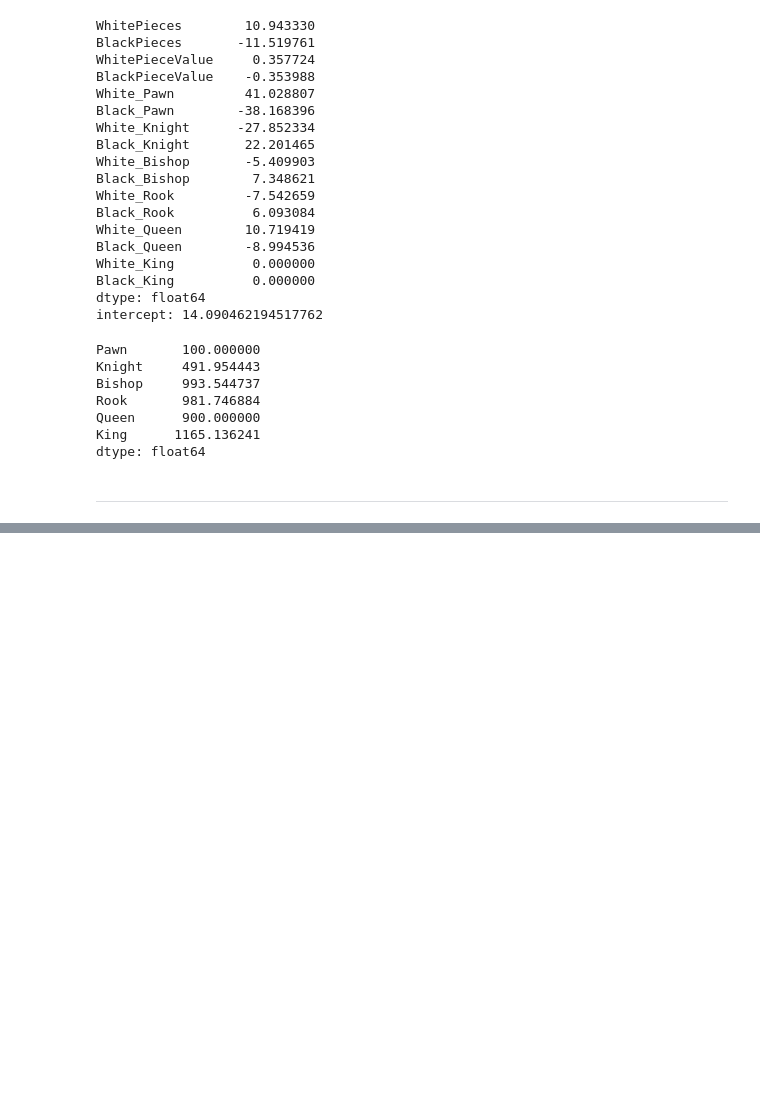
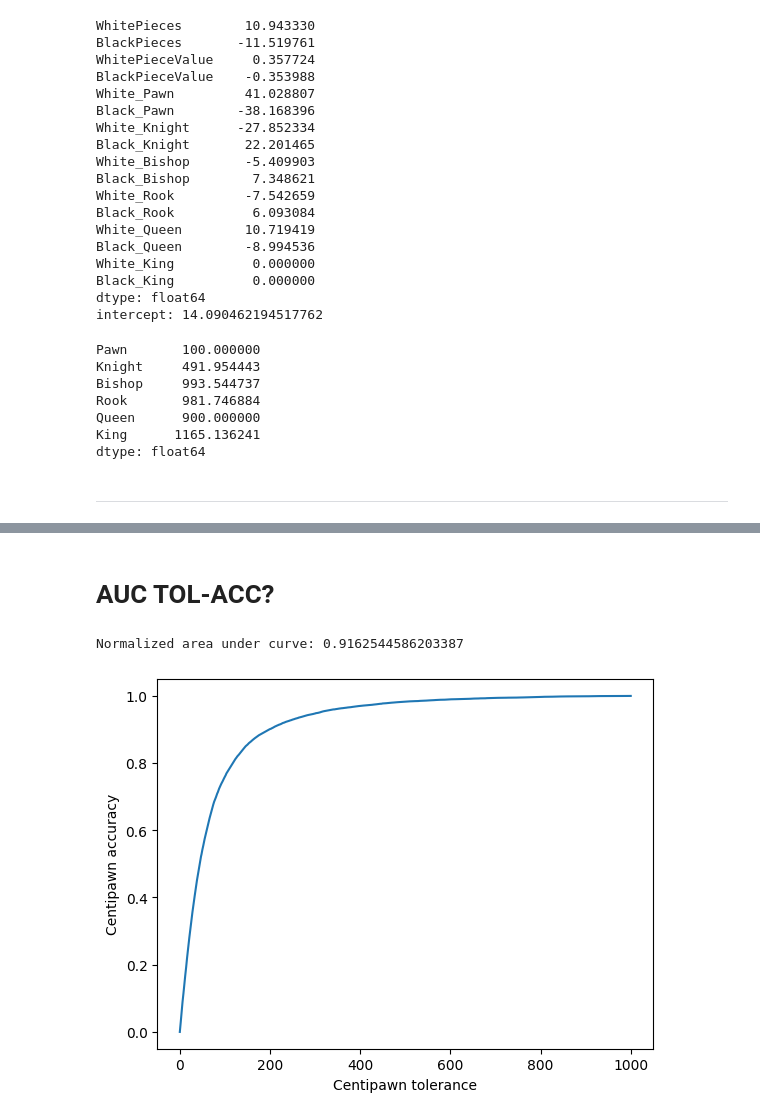
Before and after one commit to NatanSisoev/Chess-ML-Evaluator, a Jupyter notebook: main.ipynb, the cells around one changed output, grey strips where cells are left out. Drawn from its saved outputs; the diff is of its cells as text; code cells hidden in the pictures; blank space fills up the shorter version.

```diff
--- a/main.ipynb
+++ b/main.ipynb
@@ -710,0 +711,22 @@ Centipawn ±100 accuracy: 0.7594361542830588
+# %% [markdown]
+# AUC TOL-ACC?
+# %%
+cp = np.linspace(0, 1000, 1000)
+m = [centipawn_accuracy(y_test, y_pred, tol) for tol in cp]
+
+# compute AUC with trapezoidal rule
+auc = np.trapezoid(m, cp)
+
+# normalize by the x-range (1000 - 0)
+normalized_auc = auc / (cp[-1] - cp[0])
+
+print("Normalized area under curve:", normalized_auc)
+
+import matplotlib.pyplot as plt
+plt.plot(cp, m)
+plt.xlabel("Centipawn tolerance")
+plt.ylabel("Centipawn accuracy")
+plt.show()
+# %% [output]
+Normalized area under curve: 0.9162544586203387
+[figure, added]
```
Also changed, not shown: parts of 1 cell of this notebook, 1 other file.
